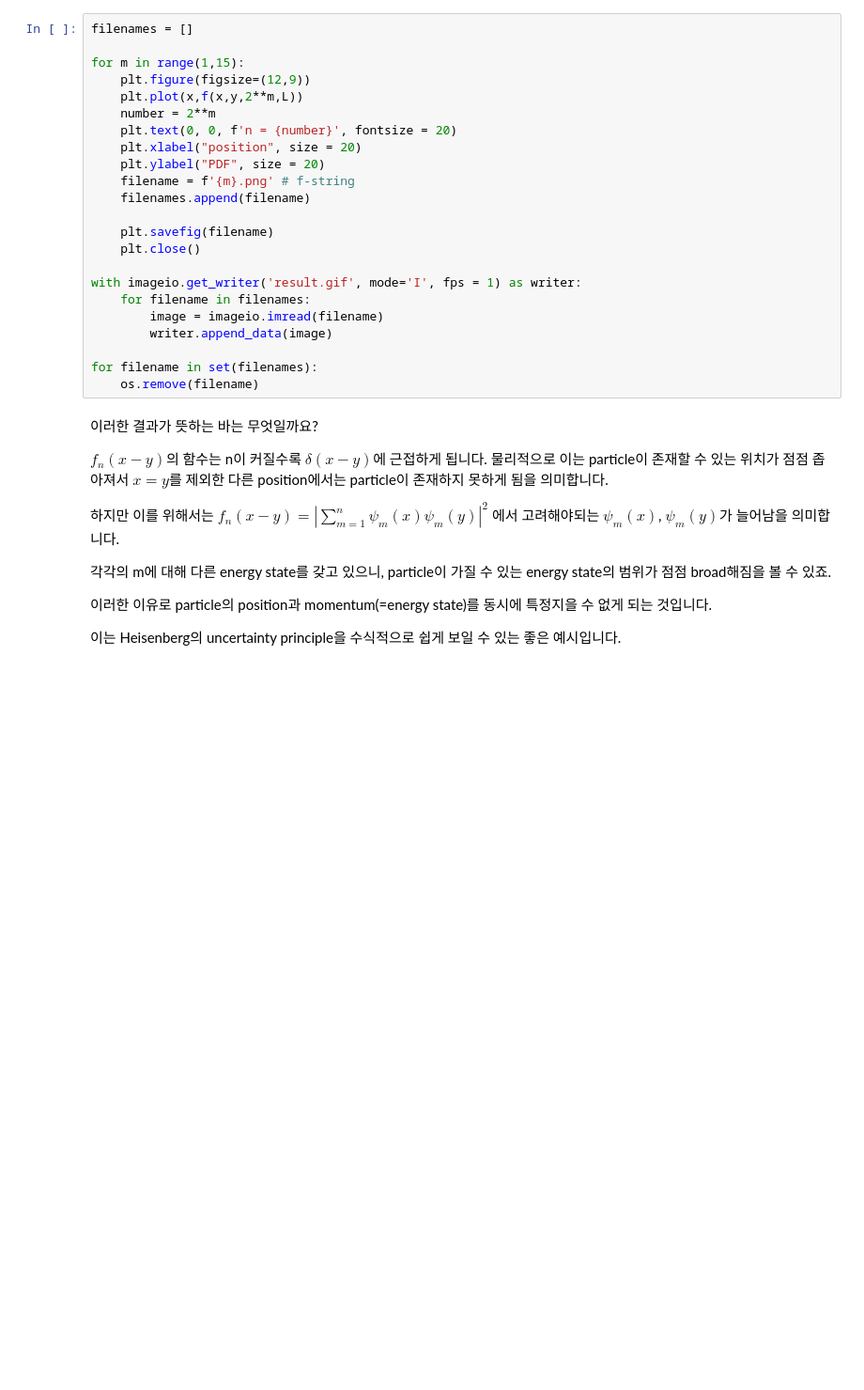
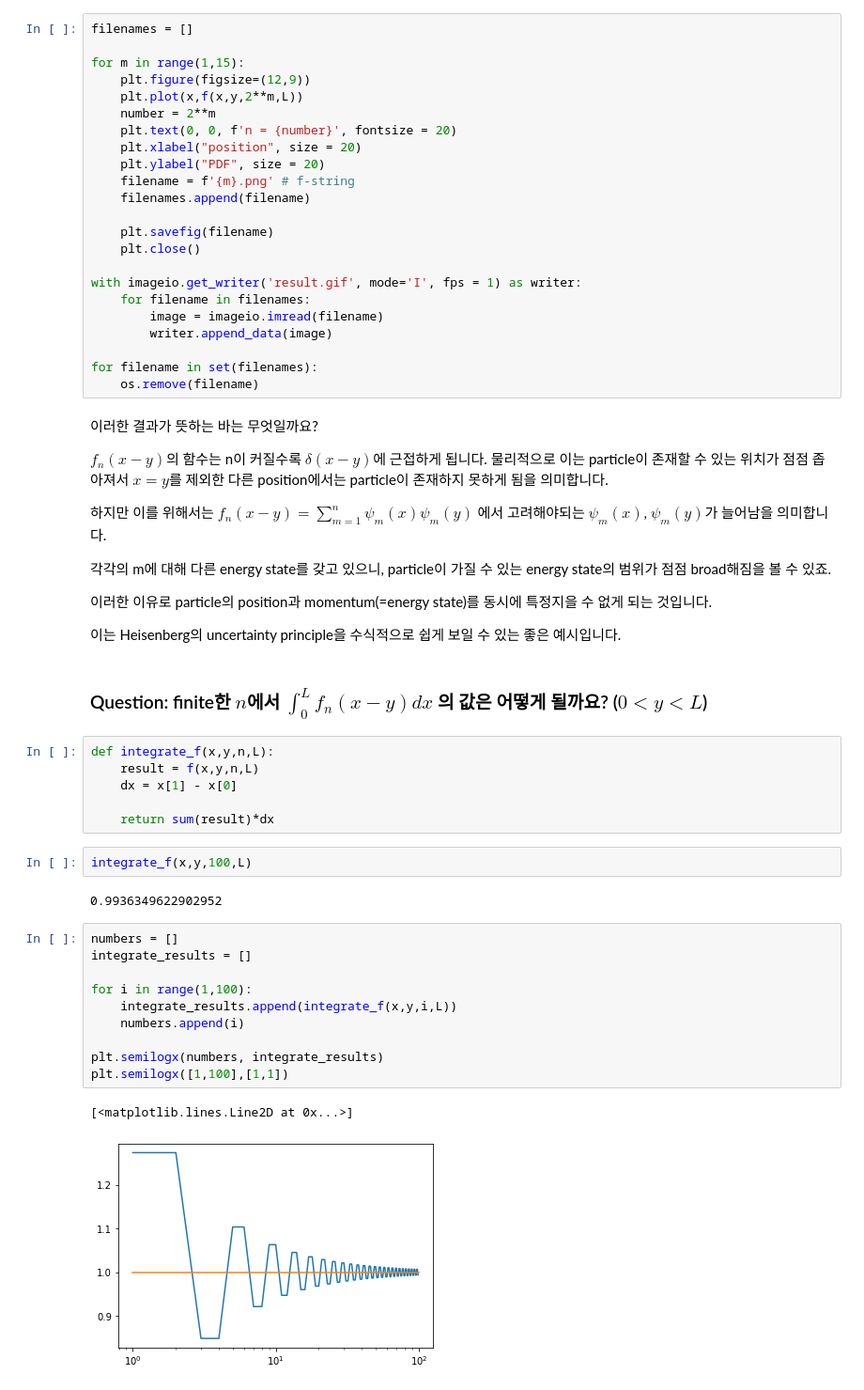
Before and after one commit to thereexist/Physical_chemistry_3, a Jupyter notebook: Particle_in_a_box/particle_in_a_box.ipynb, the cells around one changed output. Shown at 94% size. Drawn from its saved outputs; the diff is of its cells as text; blank space fills up the shorter version.

```diff
--- a/Particle_in_a_box/particle_in_a_box.ipynb
+++ b/Particle_in_a_box/particle_in_a_box.ipynb
@@ -123,10 +122,35 @@ for filename in set(filenames):
 
 $f_n(x-y)$의 함수는 n이 커질수록 $\delta(x-y)$에 근접하게 됩니다. 물리적으로 이는 particle이 존재할 수 있는 위치가 점점 좁아져서 $x=y$를 제외한 다른 position에서는 particle이 존재하지 못하게 됨을 의미합니다.
 
-하지만 이를 위해서는 $f_n(x-y) = |\sum_{m=1}^{n} \psi_m(x) \psi_m(y)|^2$ 에서 고려해야되는 $\psi_m(x)$, $\psi_m(y)$가 늘어남을 의미합니다.
+하지만 이를 위해서는 $f_n(x-y) = \sum_{m=1}^{n} \psi_m(x) \psi_m(y)$ 에서 고려해야되는 $\psi_m(x)$, $\psi_m(y)$가 늘어남을 의미합니다.
 
 각각의 m에 대해 다른 energy state를 갖고 있으니, particle이 가질 수 있는 energy state의 범위가 점점 broad해짐을 볼 수 있죠.
 
 이러한 이유로 particle의 position과 momentum(=energy state)를 동시에 특정지을 수 없게 되는 것입니다.
 
 이는 Heisenberg의 uncertainty principle을 수식적으로 쉽게 보일 수 있는 좋은 예시입니다.
+# %% [markdown]
+### Question: finite한 $n$에서 $\int_0^L f_n(x-y) dx$ 의 값은 어떻게 될까요? ($0<y<L$)
+# %%
+def integrate_f(x,y,n,L):
+    result = f(x,y,n,L)
+    dx = x[1] - x[0]
+
+    return sum(result)*dx
+# %%
+integrate_f(x,y,100,L)
+# %% [output]
+0.9936349622902952
+# %%
+numbers = []
+integrate_results = []
+
+for i in range(1,100):
+    integrate_results.append(integrate_f(x,y,i,L))
+    numbers.append(i)
+
+plt.semilogx(numbers, integrate_results)
+plt.semilogx([1,100],[1,1])
+# %% [output]
+[<matplotlib.lines.Line2D at 0x...>]
+[figure, added]
```
Also changed, not shown: parts of 6 cells of this notebook, 2 other files.
